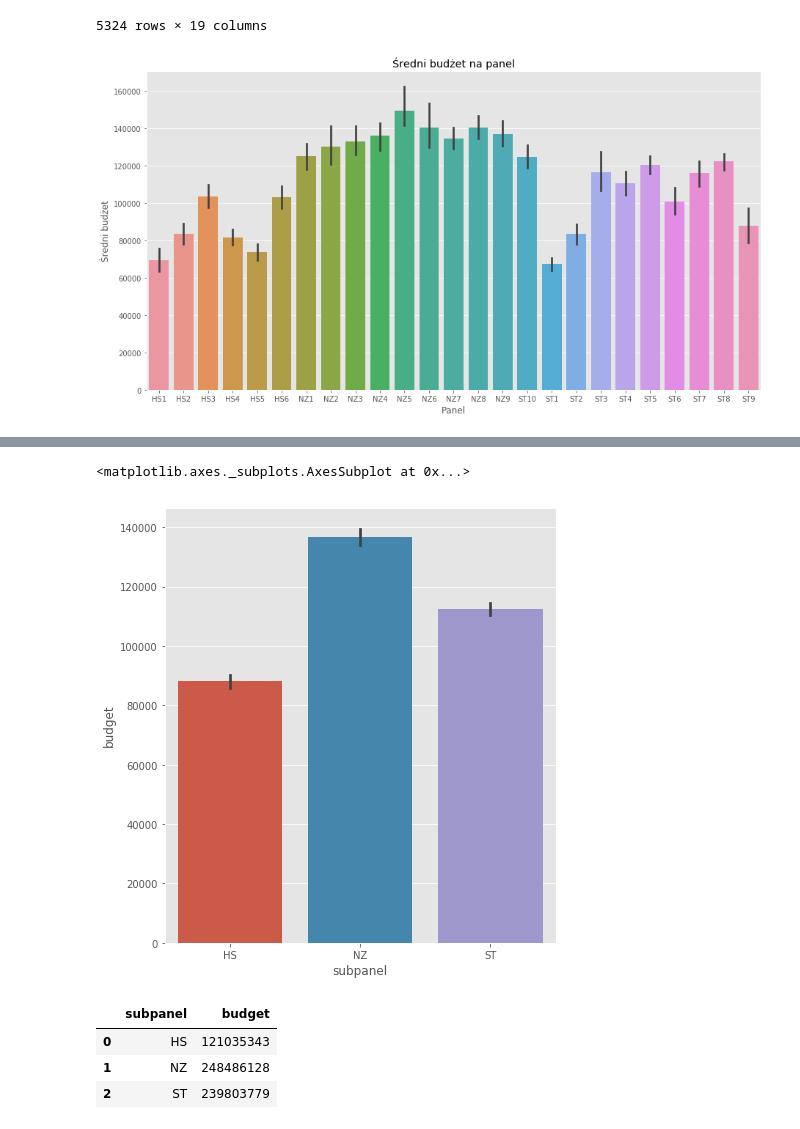
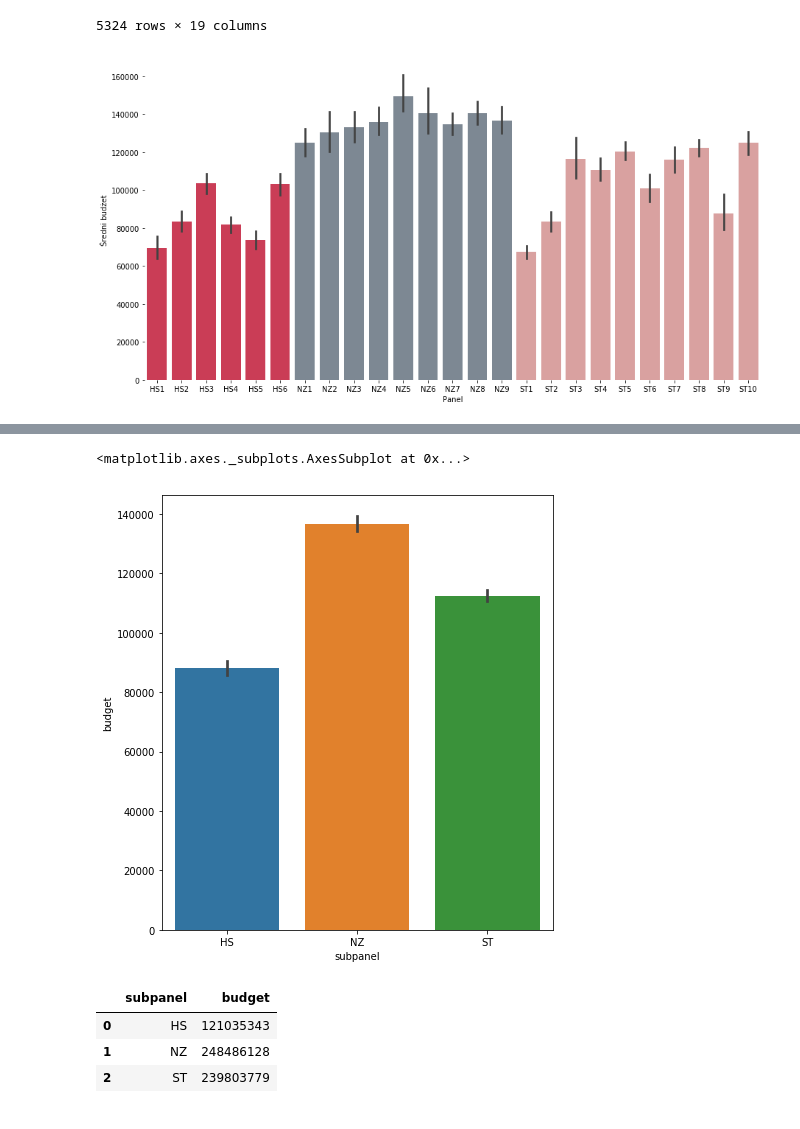
Before and after one commit to wawrzenczyka/WD1, a Jupyter notebook: subpanel/chart.ipynb, the cells around one changed output, grey strips where cells are left out. Saved outputs shown, nothing was run; the diff lists cells and outputs as text; code cells hidden in the pictures.

```diff
--- a/subpanel/chart.ipynb
+++ b/subpanel/chart.ipynb
@@ -4,7 +4,6 @@ import pandas as pd
 import matplotlib.pyplot as plt
 import seaborn as sns
 # %%
-plt.style.use('ggplot')
 df = pd.read_csv(r'..\data\preludium_with_additional_info.csv')
 df
 # %% [output]
@@ -28,13 +27,23 @@ df
 5324 rows × 19 columns
 # %%
 plt.figure(figsize=(15,8))
-sns.barplot(x='subpanel', y='budget',data=df )
+hs = ["#E12647" for x  in range(6)]
+nz = ["#798897" for x  in range(9)]
+st = ["#E29897" for x  in range(10)]
+allcls = hs+nz+st
+ho = ['HS'+str(i+1) for i in range(6)]
+nz = ['NZ'+str(i+1) for i in range(9)]
+st = ['ST'+str(i+1) for i in range(10)]
+order =ho+nz+st
+sns.barplot(x='subpanel', y='budget',data=df,palette=allcls,order=order )
 plt.xlabel('Panel')
 plt.ylabel('Średni budżet')
-plt.title("Średni budżet na panel", fontdict=None, loc='center', pad=None)
-plt.savefig('bar_panels_budgets.svg', format='svg', bbox_inches='tight')
+sns.despine(top=True, right=True, left=True, bottom=True)
+#plt.title("Średni budżet na panel", fontdict=None, loc='center', pad=None)
+plt.savefig('bar_panels_budgets.png', format='png', bbox_inches='tight')
+#25
 # %% [output]
-[figure, old version]
+[figure, new version]
 # %%
 panel_df = df.copy()
 panel_df["subpanel"] =panel_df["subpanel"].str.replace('\d+', '')
@@ -63,7 +72,7 @@ plt.figure(figsize=(7,8))
 sns.barplot(x='subpanel', y='budget',data=panel_df )
 # %% [output]
 <matplotlib.axes._subplots.AxesSubplot at 0x...>
-[figure, old version]
+[figure, new version]
 # %%
 panel_with_budget = panel_df.groupby(['subpanel'])['budget'].sum().reset_index(name='budget')
 panel_with_budget
```
Also changed, not shown: parts of 1 cell of this notebook, 4 other files.
